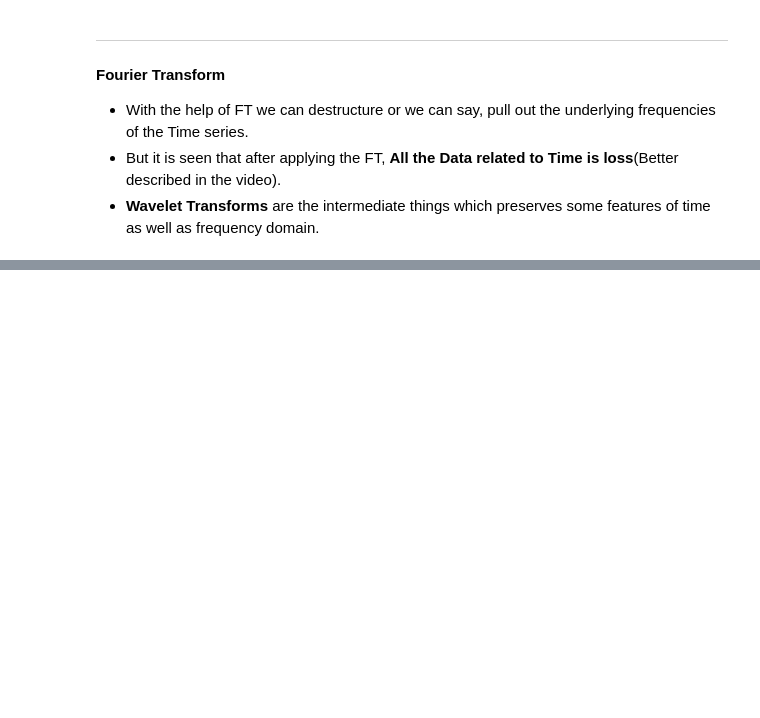
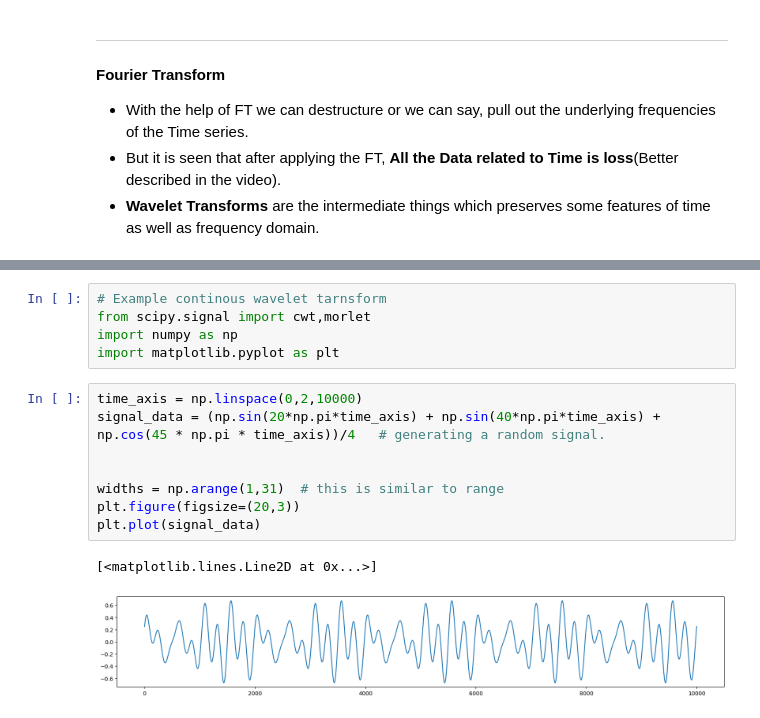
Before and after one commit to Dhyanesh-Panchal/GSR-research-and-stress-detection, a Jupyter notebook: Notes.ipynb, the cells around one changed output, grey strips where cells are left out. Drawn from its saved outputs; the diff is of its cells as text; blank space fills up the shorter version.

Commit message:
Leearned a little about CWT and how it is helpfull in time series

```diff
--- a/Notes.ipynb
+++ b/Notes.ipynb
@@ -38,0 +51,16 @@ Frequency can be sub-categorised as high and low => which in case of GSR reading
+# %%
+# Example continous wavelet tarnsform
+from scipy.signal import cwt,morlet
+import numpy as np
+import matplotlib.pyplot as plt
+# %%
+time_axis = np.linspace(0,2,10000)
+signal_data = (np.sin(20*np.pi*time_axis) + np.sin(40*np.pi*time_axis) + np.cos(45 * np.pi * time_axis))/4   # generating a random signal.
+
+
+widths = np.arange(1,31)  # this is similar to range
+plt.figure(figsize=(20,3))
+plt.plot(signal_data)
+# %% [output]
+[<matplotlib.lines.Line2D at 0x...>]
+[figure, added]
```
Also changed, not shown: parts of 3 cells of this notebook.
